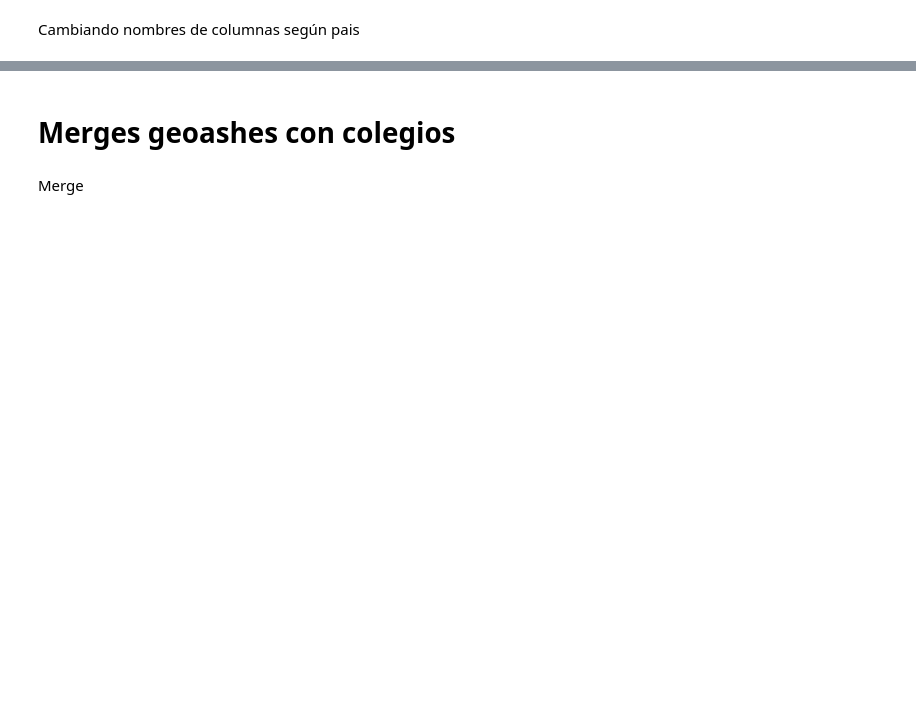
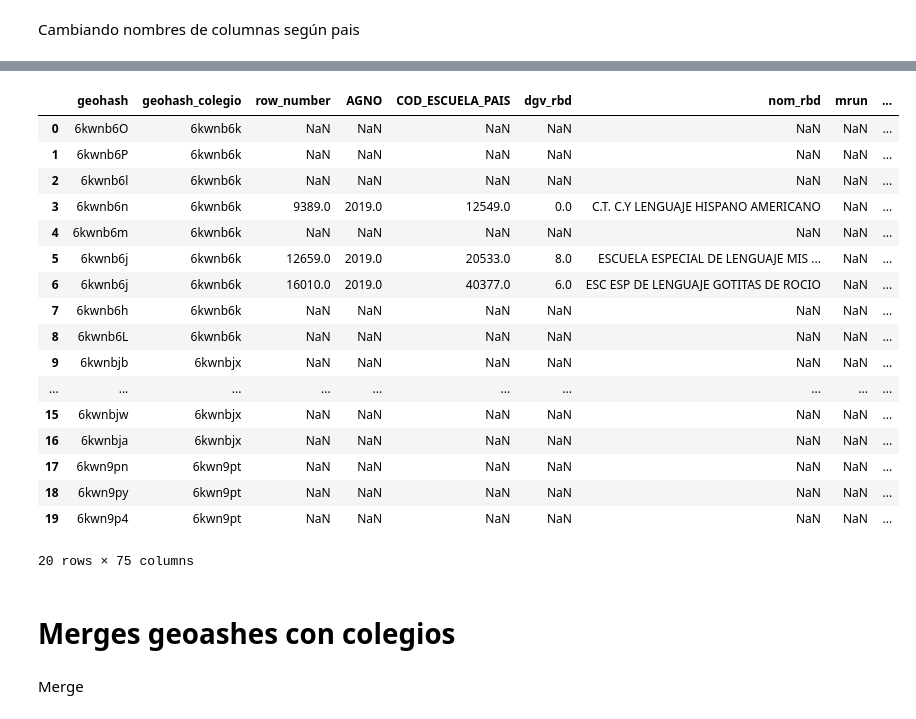
Before and after one commit to lpalominon/Geohashes-Colegios, a Jupyter notebook: Codes/Python/Analisis colegios/2. Join geohash escuelas con geohash data.ipynb, the cells around one changed output, grey strips where cells are left out. Saved outputs shown, nothing was run; the diff lists cells and outputs as text; code cells hidden in the pictures; blank space fills up the shorter version.

```diff
--- a/Codes/Python/Analisis colegios/2. Join geohash escuelas con geohash data.ipynb
+++ b/Codes/Python/Analisis colegios/2. Join geohash escuelas con geohash data.ipynb
@@ -135,0 +149,8 @@ Index(['row_number', 'AGNO', 'COD_ESCUELA_PAIS', 'DGV_RBD', 'NOM_RBD', 'MRUN',
+# %%
+geohash_escuelas = df_colegios.geohash.values
+geohash_neighbors = []
+geohash_reference = []
+for reference, neighbours in map(lambda x: (x,gh.neighbors(x).values()), geohash_escuelas):
+    for e in neighbours:
+        geohash_neighbors.append(e)
+        geohash_reference.append(reference)
@@ -135,0 +161,2 @@ Index(['row_number', 'AGNO', 'COD_ESCUELA_PAIS', 'DGV_RBD', 'NOM_RBD', 'MRUN',
+# %%
+df_neighbors = pd.DataFrame({'geohash':geohash_neighbors,'geohash_colegio':geohash_reference})
@@ -135,0 +187,2 @@ Index(['row_number', 'AGNO', 'COD_ESCUELA_PAIS', 'DGV_RBD', 'NOM_RBD', 'MRUN',
+# %%
+df_colegios_vecinos = df_neighbors.merge(df_colegios, how ='left', on = 'geohash', indicator = True)
@@ -135,0 +214,2 @@ Index(['row_number', 'AGNO', 'COD_ESCUELA_PAIS', 'DGV_RBD', 'NOM_RBD', 'MRUN',
+# %%
+df_colegios_vecinos = df_colegios_vecinos.rename(columns = {'_merge': 'merge_vecinos'})
@@ -135,0 +237,21 @@ Index(['row_number', 'AGNO', 'COD_ESCUELA_PAIS', 'DGV_RBD', 'NOM_RBD', 'MRUN',
+# %%
+df_colegios_vecinos.head(20)
+# %% [output]
+|  | geohash | geohash_colegio | row_number | AGNO | COD_ESCUELA_PAIS | dgv_rbd | nom_rbd | mrun | ... |
+| 0 | 6kwnb6O | 6kwnb6k | NaN | NaN | NaN | NaN | NaN | NaN | ... |
+| 1 | 6kwnb6P | 6kwnb6k | NaN | NaN | NaN | NaN | NaN | NaN | ... |
+| 2 | 6kwnb6l | 6kwnb6k | NaN | NaN | NaN | NaN | NaN | NaN | ... |
+| 3 | 6kwnb6n | 6kwnb6k | 9389.0 | 2019.0 | 12549.0 | 0.0 | C.T. C.Y LENGUAJE HISPANO AMERICANO | NaN | ... |
+| 4 | 6kwnb6m | 6kwnb6k | NaN | NaN | NaN | NaN | NaN | NaN | ... |
+| 5 | 6kwnb6j | 6kwnb6k | 12659.0 | 2019.0 | 20533.0 | 8.0 | ESCUELA ESPECIAL DE LENGUAJE MIS ... | NaN | ... |
+| 6 | 6kwnb6j | 6kwnb6k | 16010.0 | 2019.0 | 40377.0 | 6.0 | ESC ESP DE LENGUAJE GOTITAS DE ROCIO | NaN | ... |
+| 7 | 6kwnb6h | 6kwnb6k | NaN | NaN | NaN | NaN | NaN | NaN | ... |
+| 8 | 6kwnb6L | 6kwnb6k | NaN | NaN | NaN | NaN | NaN | NaN | ... |
+| 9 | 6kwnbjb | 6kwnbjx | NaN | NaN | NaN | NaN | NaN | NaN | ... |
+| ... | ... | ... | ... | ... | ... | ... | ... | ... | ... |
+| 15 | 6kwnbjw | 6kwnbjx | NaN | NaN | NaN | NaN | NaN | NaN | ... |
+| 16 | 6kwnbja | 6kwnbjx | NaN | NaN | NaN | NaN | NaN | NaN | ... |
+| 17 | 6kwn9pn | 6kwn9pt | NaN | NaN | NaN | NaN | NaN | NaN | ... |
+| 18 | 6kwn9py | 6kwn9pt | NaN | NaN | NaN | NaN | NaN | NaN | ... |
+| 19 | 6kwn9p4 | 6kwn9pt | NaN | NaN | NaN | NaN | NaN | NaN | ... |
+20 rows × 75 columns
```
Also changed, not shown: parts of 53 cells of this notebook, 38 other files.
